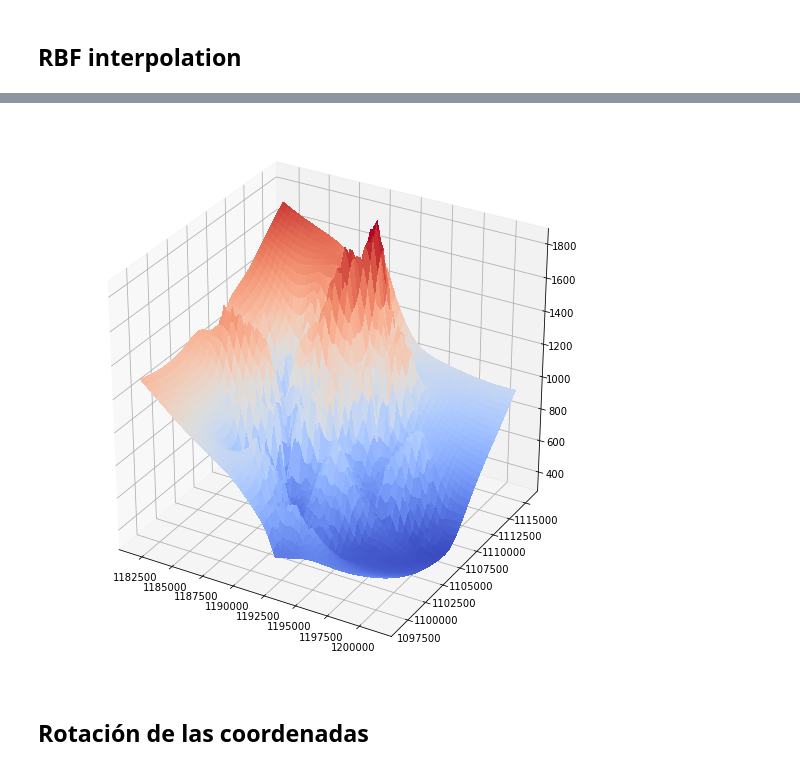
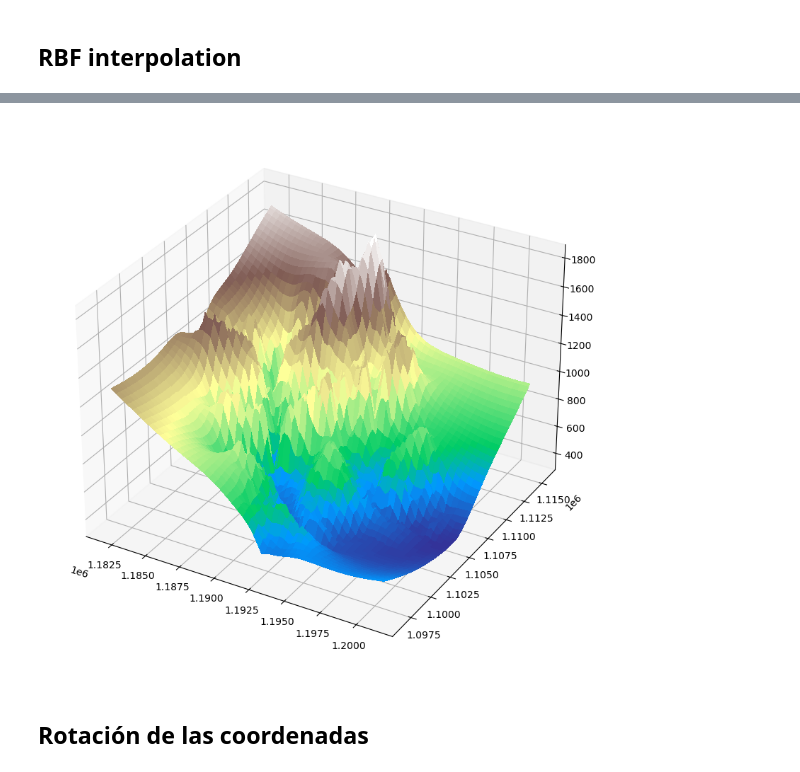
Before and after one commit to Ivanjav/SW_Inversion_3D_Data, a Jupyter notebook: Ajuste_Coordenadas.ipynb, the cells around one changed output, grey strips where cells are left out. Cells and saved outputs as stored; diff of their text form; code cells hidden in the pictures.

```diff
--- a/Ajuste_Coordenadas.ipynb
+++ b/Ajuste_Coordenadas.ipynb
@@ -62,12 +62,21 @@ plt.show()
-# %%
-from mpl_toolkits.mplot3d import Axes3D
-from matplotlib import cm
-fig = plt.figure()
-ax = fig.gca(projection='3d')
-surf = ax.plot_surface(XI, YI, ZI, cmap=cm.coolwarm,
-                       linewidth=0, antialiased=False)
-# %% [output]
-[figure, removed]
+# %%
+import matplotlib.pyplot as plt
+from matplotlib import cm
+from mpl_toolkits.mplot3d import Axes3D  # Import 3D plotting tools
+
+# Create a new figure
+fig = plt.figure()
+
+# Add a 3D subplot to the figure
+ax = fig.add_subplot(111, projection='3d')
+
+# Plot your surface (example with sample variables)
+surf = ax.plot_surface(XI, YI, ZI, cmap=cm.terrain, linewidth=0, antialiased=False)
+
+# Show the plot
+plt.show()
+# %% [output]
+[figure, added]
 # %% [markdown]
 ## Rotación de las coordenadas
 # %%
```
Also changed, not shown: parts of 8 cells of this notebook, 2 other files.
